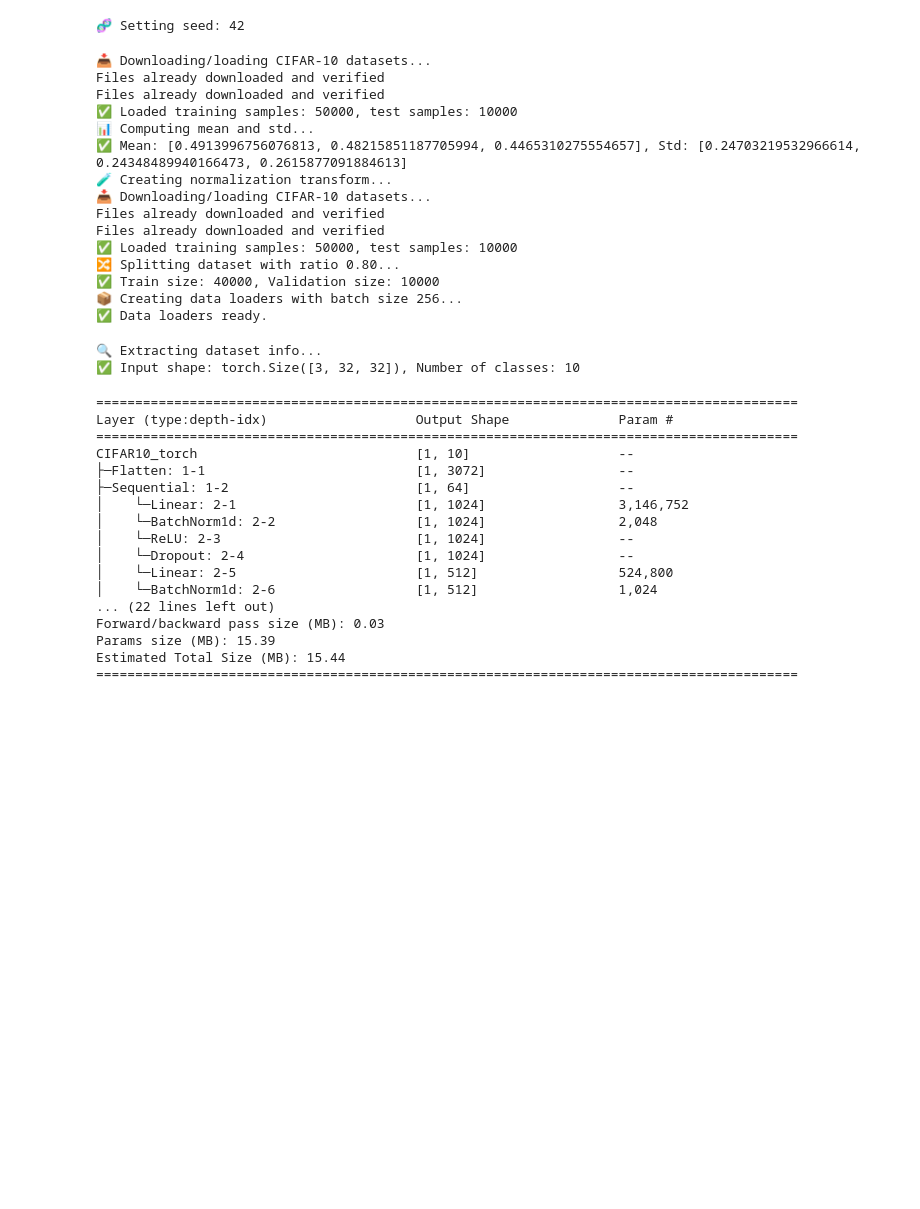
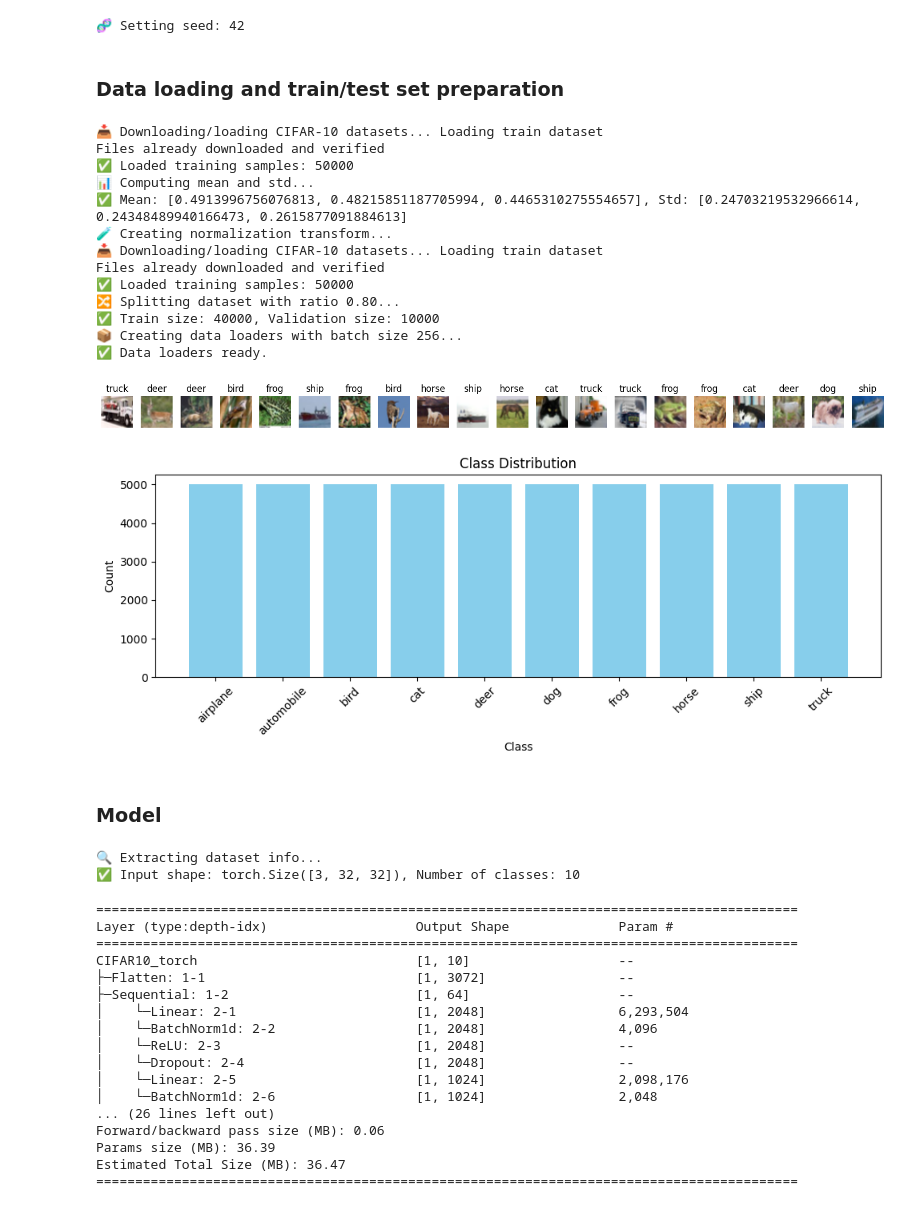
Before and after one commit to ayri77/CIFAR10-Torch-Classifier, a Jupyter notebook: train_fc.ipynb, the cells around one changed output. Drawn from its saved outputs; the diff is of its cells as text; code cells hidden in the pictures; blank space fills up the shorter version.

```diff
--- a/train_fc.ipynb
+++ b/train_fc.ipynb
@@ -22,48 +28,69 @@ from utils.data_utils import (
+# %% [markdown]
+### Data loading and train/test set preparation
 # %%
+# data loading
+from utils import (
+    compute_mean_std, get_transforms,
+    load_cifar10_datasets, split_train_val, create_loaders,
+    get_dataset_info
+)
+
 # Normalization
-raw_dataset, _ = load_cifar10_datasets(transform=transforms.ToTensor())
+raw_dataset, _ = load_cifar10_datasets(transform=transforms.ToTensor(), subset="train")
+# extract class names
+class_names = raw_dataset.classes
+# compute mean and std
 mean, std = compute_mean_std(raw_dataset)
 
 # Apply transformations
 full_transform = get_transforms(mean, std)
 
 # Load with transformations
-train_dataset, test_dataset = load_cifar10_datasets(transform=full_transform)
+train_dataset, _ = load_cifar10_datasets(transform=full_transform, subset="train")
 
 # Split
 train_subset, val_subset = split_train_val(train_dataset, split_ratio=config.SPLIT_RATIO)
 
 # Loaders
-train_loader, val_loader, test_loader = create_loaders(train_subset, val_subset, test_dataset, batch_size=config.BATCH_SIZE)
+train_loader, val_loader, _ = create_loaders(train_subset=train_subset, val_subset=val_subset, test_dataset=None, batch_size=config.BATCH_SIZE)
 # %% [output]
-📥 Downloading/loading CIFAR-10 datasets...
+📥 Downloading/loading CIFAR-10 datasets... Loading train dataset
 Files already downloaded and verified
-Files already downloaded and verified
-✅ Loaded training samples: 50000, test samples: 10000
+✅ Loaded training samples: 50000
 📊 Computing mean and std...
 ✅ Mean: [0.4913996756076813, 0.48215851187705994, 0.4465310275554657], Std: [0.24703219532966614, 0.24348489940166473, 0.2615877091884613]
 🧪 Creating normalization transform...
-📥 Downloading/loading CIFAR-10 datasets...
+📥 Downloading/loading CIFAR-10 datasets... Loading train dataset
 Files already downloaded and verified
-Files already downloaded and verified
-✅ Loaded training samples: 50000, test samples: 10000
+✅ Loaded training samples: 50000
 🔀 Splitting dataset with ratio 0.80...
 ✅ Train size: 40000, Validation size: 10000
 📦 Creating data loaders with batch size 256...
 ✅ Data loaders ready.
+# %%
+# show random samples and class distribution
+show_random_samples(train_dataset, class_names, n=20)
+show_class_distribution(train_dataset, class_names)
+# %% [output]
+[figure, added]
+[figure, added]
+# %% [markdown]
+### Model
 # %%
 device = torch.device("cuda" if torch.cuda.is_available() else "cpu")
 
 input_shape, num_classes = get_dataset_info(train_dataset)
 
 model_cls = CIFAR10Classifier(
-    name="torch_1024_5",
+    name=model_name,
     input_shape=input_shape,
     num_classes=num_classes,
-    hidden_layers=[1024,512,256,128,64],
-    dropout_rate=[0.3,0.3,0.3,0.3,0.3],
+    hidden_layers=[2048,1024,512,256,128,64],
+    dropout_rates=[0.3,0.3,0.3,0.3,0.3,0.3],
     activation_fn_name="ReLU",
-    device=device
+    device=device,
+    mean=mean.tolist(),
+    std=std.tolist()
     )
 model_cls.build_model()
 model_cls.compile()
@@ -77,14 +104,14 @@ Layer (type:depth-idx)                   Output Shape              Param #
 CIFAR10_torch                            [1, 10]                   --
 ├─Flatten: 1-1                           [1, 3072]                 --
 ├─Sequential: 1-2                        [1, 64]                   --
-│    └─Linear: 2-1                       [1, 1024]                 3,146,752
-│    └─BatchNorm1d: 2-2                  [1, 1024]                 2,048
-│    └─ReLU: 2-3                         [1, 1024]                 --
-│    └─Dropout: 2-4                      [1, 1024]                 --
-│    └─Linear: 2-5                       [1, 512]                  524,800
-│    └─BatchNorm1d: 2-6                  [1, 512]                  1,024
-... (22 lines left out)
-Forward/backward pass size (MB): 0.03
-Params size (MB): 15.39
-Estimated Total Size (MB): 15.44
+│    └─Linear: 2-1                       [1, 2048]                 6,293,504
+│    └─BatchNorm1d: 2-2                  [1, 2048]                 4,096
+│    └─ReLU: 2-3                         [1, 2048]                 --
+│    └─Dropout: 2-4                      [1, 2048]                 --
+│    └─Linear: 2-5                       [1, 1024]                 2,098,176
+│    └─BatchNorm1d: 2-6                  [1, 1024]                 2,048
+... (26 lines left out)
+Forward/backward pass size (MB): 0.06
+Params size (MB): 36.39
+Estimated Total Size (MB): 36.47
 ==========================================================================================
```
Also changed, not shown: parts of 9 cells of this notebook, 5 other files.
